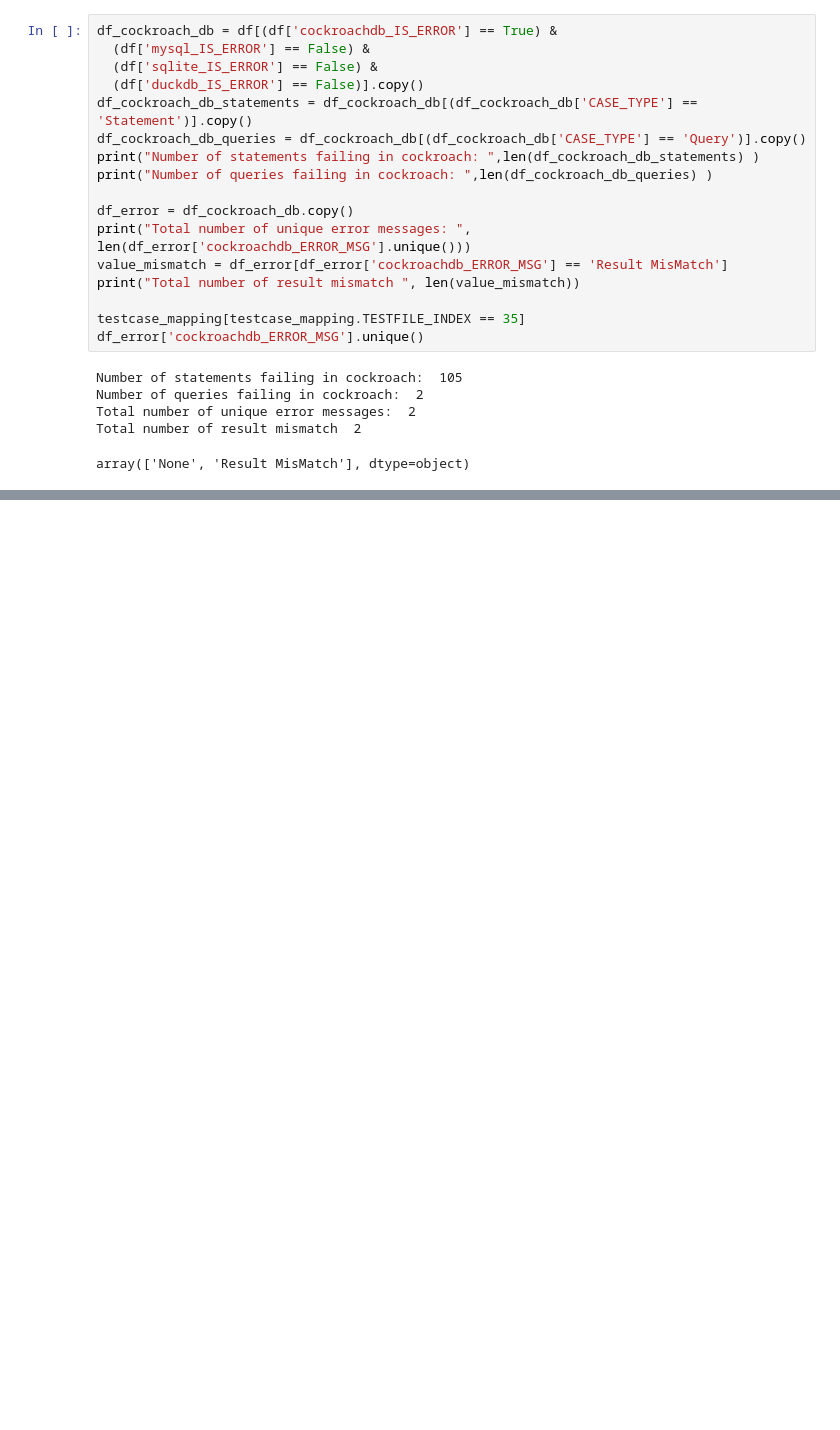
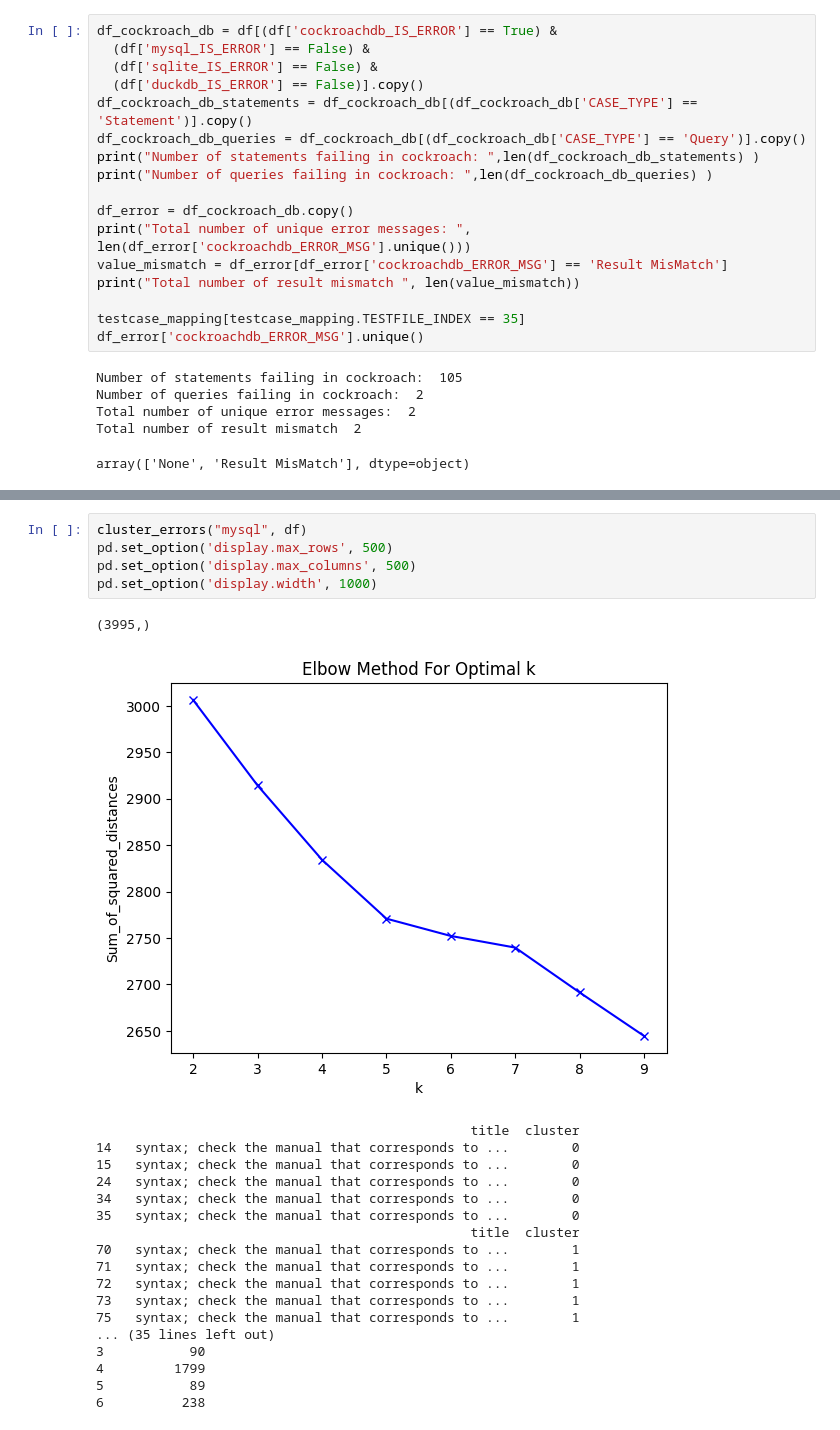
Before and after one commit to suyZhong/SQuaLity, a Jupyter notebook: Analysis.ipynb, the cells around one changed output, grey strips where cells are left out. Cells and saved outputs as stored; diff of their text form; blank space fills up the shorter version.

```diff
--- a/Analysis.ipynb
+++ b/Analysis.ipynb
@@ -332,0 +517,25 @@ __________________________________________________
+# %%
+cluster_errors("mysql", df)
+pd.set_option('display.max_rows', 500)
+pd.set_option('display.max_columns', 500)
+pd.set_option('display.width', 1000)
+# %% [output]
+(3995,)
+[figure, added]
+                                                title  cluster
+14   syntax; check the manual that corresponds to ...        0
+15   syntax; check the manual that corresponds to ...        0
+24   syntax; check the manual that corresponds to ...        0
+34   syntax; check the manual that corresponds to ...        0
+35   syntax; check the manual that corresponds to ...        0
+                                                title  cluster
+70   syntax; check the manual that corresponds to ...        1
+71   syntax; check the manual that corresponds to ...        1
+72   syntax; check the manual that corresponds to ...        1
+73   syntax; check the manual that corresponds to ...        1
+75   syntax; check the manual that corresponds to ...        1
+... (35 lines left out)
+3           90
+4         1799
+5           89
+6          238
```
Also changed, not shown: parts of 18 cells of this notebook, 5 other files.
